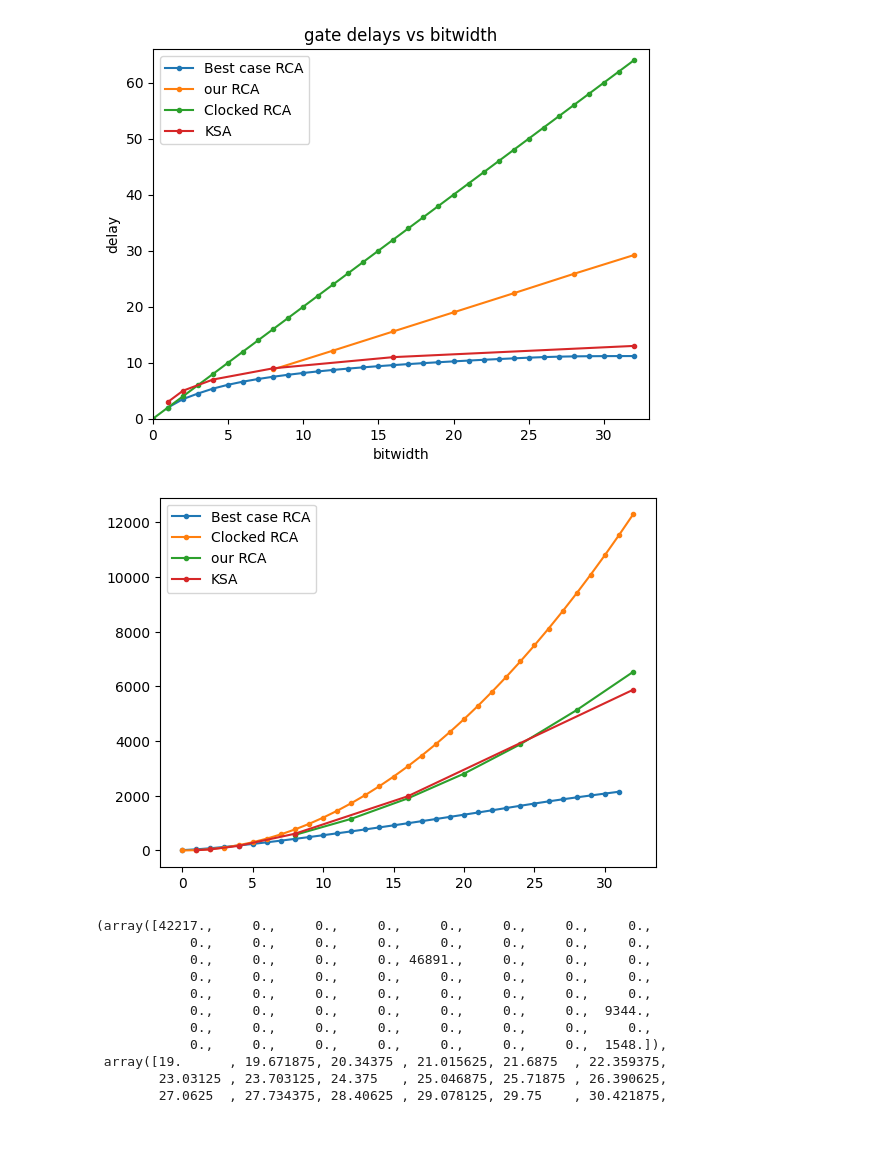
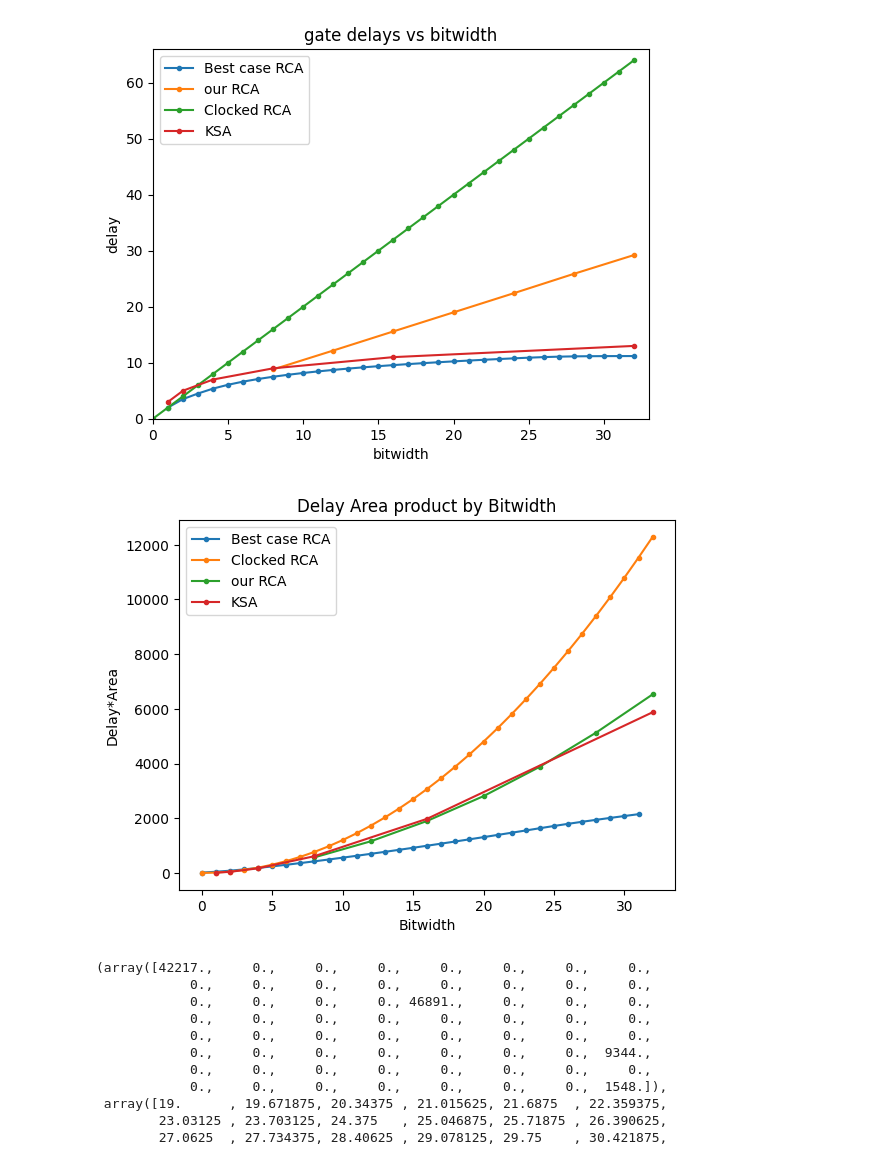
Before and after one commit to ALN006/dynamic_adder_2025, a Jupyter notebook: data/adder_data_analysis_notebook.ipynb, the cells around one changed output. Cells and saved outputs as stored; diff of their text form; code cells hidden in the pictures; blank space fills up the shorter version.

Commit message:
added labels to the delay area product graph

```diff
--- a/data/adder_data_analysis_notebook.ipynb
+++ b/data/adder_data_analysis_notebook.ipynb
@@ -54,16 +54,19 @@ plt.savefig("results.png")
 # %%
 RCA_dxa = np.array(RCA_df.groupby("N").mean(numeric_only=True)["Latency"]) * np.array([6*i for i in range(1,33)])
 our_dxa = np.array((our_df.groupby("N").mean(numeric_only=True)["Latency"])) * np.array([6*i + 4 * math.log2((2*i - 12)/3) + 15 for i in range(8,33, 4)])
 KSA_dxa = np.array([KSA_df["Latency"][i] for i in [1,2,4,8,16,32]]) * np.array([3,8,24,68,180,452])
 
+plt.title("Delay Area product by Bitwidth")
+plt.xlabel("Bitwidth")
+plt.ylabel("Delay*Area")
 plt.plot(RCA_dxa, marker = ".", label = "Best case RCA")
 plt.plot([i for i in range(33)], [2*j*j*6 for j in range(33)], marker = ".", label = "Clocked RCA")
 plt.plot([i for i in range(8,33,4)],our_dxa, marker = ".", label = "our RCA")
 plt.plot([1,2,4,8,16,32], KSA_dxa, marker = ".", label = "KSA")
 plt.legend()
 plt.savefig("delay_area_heuristic.png")
 # %% [output]
-[figure, old version]
+[figure, new version]
 # %%
 plt.hist(our_df[our_df["N"] == 32]["Latency"], bins = 64)
 # %% [output]
```
Also changed, not shown: parts of 2 cells of this notebook, 1 other file.
